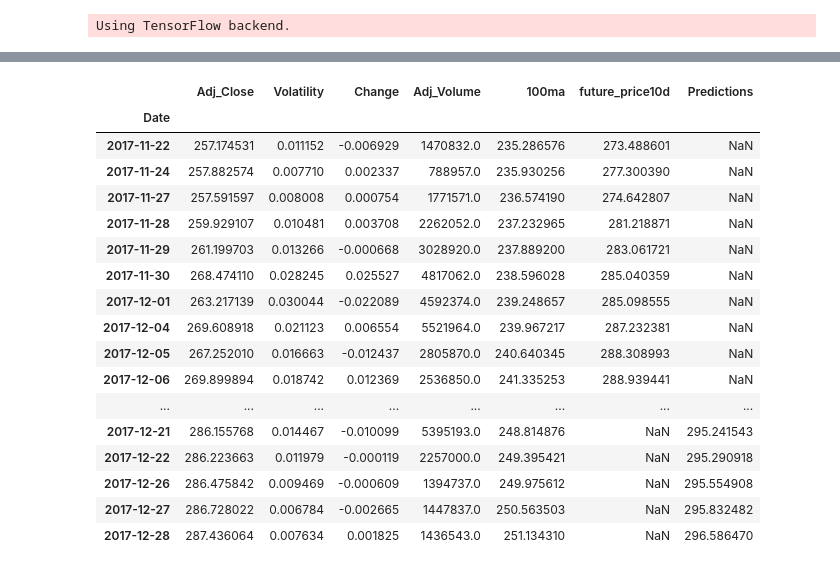
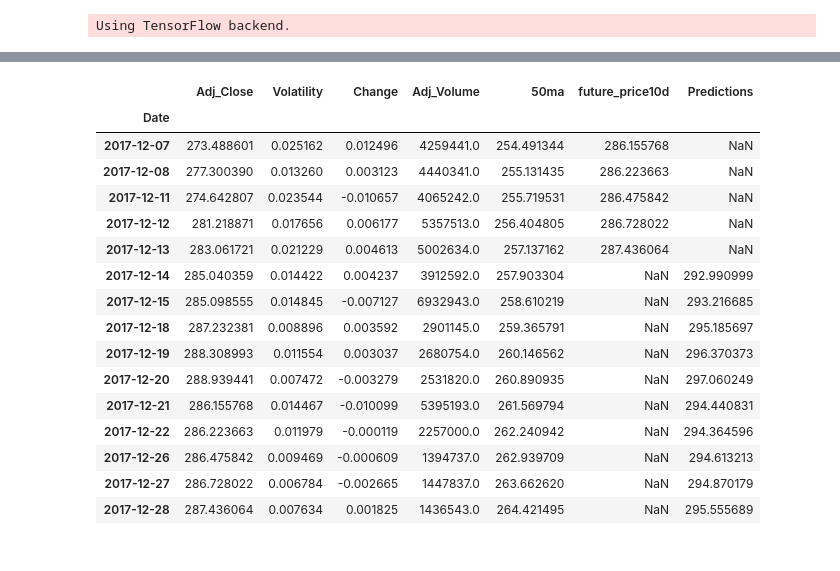
Before and after one commit to MartinMolestina/IH_finalproject, a Jupyter notebook: code/LinearRegression.ipynb, the cells around one changed output, grey strips where cells are left out. Saved outputs shown, nothing was run; the diff lists cells and outputs as text; code cells hidden in the pictures.

```diff
--- a/code/LinearRegression.ipynb
+++ b/code/LinearRegression.ipynb
@@ -55,7 +55,7 @@ def feature_eng_quandl(df, n=10):
     df['Volatility'] = (df['Adj_High'] - df['Adj_Low']) / df['Adj_Low']
     df['Change'] = (df['Adj_Close'] - df['Adj_Open']) / df['Adj_Open']
     df = df[['Adj_Close', 'Volatility', 'Change', 'Adj_Volume']]
-    df['100ma'] = df['Adj_Close'].rolling(window=100, min_periods=0).mean()
+    df['50ma'] = df['Adj_Close'].rolling(window=50, min_periods=0).mean()
     df.fillna('-999999', inplace=True) # N/A value treated as outlier
     #Defines forecast to predict
     forecast_column = 'Adj_Close'
@@ -71,7 +71,7 @@ def feature_eng_yahoo(df, n=10):
     df['Change'] = (df['close'] - df['open']) / df['open']
     df = df[['close', 'Volatility', 'Change', 'volume']]
     df.columns = ['Adj_Close', 'Volatility', 'Change', 'Adj_Volume']
-    df['100ma'] = df['Adj_Close'].rolling(window=100, min_periods=0).mean()
+    df['50ma'] = df['Adj_Close'].rolling(window=50, min_periods=0).mean()
     df.fillna('-999999', inplace=True) # N/A value treated as outlier
     #Defines forecast to predict
     forecast_column = 'Adj_Close'
@@ -136,10 +136,12 @@ def LR_predict(df, reg ,n=10):
 
 #PLOT STOCK PRICE VS TIME
 def plot_stock(df, col, size=10, title='Stock'):
+    fig = plt.figure(figsize=(size,size))
     ax1 = plt.subplot2grid((6,1), (0,0), rowspan=5, colspan=1)
     ax2 = plt.subplot2grid((6,1), (5,0), rowspan=1, colspan=1, sharex=ax1)
+    fig.suptitle(title)
     ax1.plot(df.index, df['Adj_Close'])
-    ax1.plot(df.index, df['100ma'])
+    ax1.plot(df.index, df['50ma'])
     ax2.bar(df.index, df['Adj_Volume'])
     plt.show()
     fig.savefig('images/{}.png'.format(title))
@@ -160,7 +162,7 @@ if __name__ == "__main__":
     #Request Quandl for the BOEING COMPANY historic data
     quandl_key = get_key('quandl_key')
     quandl.ApiConfig.api_key = quandl_key
-    boeing = quandl_get()
+    #boeing = quandl_get()
 
     #Plot data and feature correlation, clean data and featurure engineering
     plot_corr(boeing, 10, 'Raw Data Correlation Boeing')
@@ -174,8 +176,8 @@ if __name__ == "__main__":
     plot_predictions(boeing_predicted,['future_price10d', 'Predictions'] , 10, 'Boeing Stock Predictions')
 
     #Request YahooFinance library for GOOGLE's historic data
-    plot_corr(boeing, 10, 'Raw Data Correlation Apple')
-    apple = yahoo_get('AAPL', '2017-05-30', '2019-05-30')
+    apple = yahoo_get('AAPL', '2015-01-01', '2019-05-30')
+    plot_corr(apple, 10, 'Raw Data Correlation Apple')
     apple_clean = feature_eng_yahoo(apple)
     plot_stock(apple_clean, 'Adj_Close',10,'Apple Stock Price')
     plot_corr(apple_clean, 10,'Clean Data Correlation Apple')
@@ -239,23 +241,22 @@ See the caveats in the documentation: http://pandas.pydata.org/pandas-docs/stabl
 
 #LSTM_train(apple_clean)
 # %%
-boeing_clean.tail(25)
+boeing_clean.tail(15)
 # %% [output]
-|  | Adj_Close | Volatility | Change | Adj_Volume | 100ma | future_price10d | Predictions |
+|  | Adj_Close | Volatility | Change | Adj_Volume | 50ma | future_price10d | Predictions |
 | Date |  |  |  |  |  |  |  |
-| 2017-11-22 | 257.174531 | 0.011152 | -0.006929 | 1470832.0 | 235.286576 | 273.488601 | NaN |
-| 2017-11-24 | 257.882574 | 0.007710 | 0.002337 | 788957.0 | 235.930256 | 277.300390 | NaN |
-| 2017-11-27 | 257.591597 | 0.008008 | 0.000754 | 1771571.0 | 236.574190 | 274.642807 | NaN |
-| 2017-11-28 | 259.929107 | 0.010481 | 0.003708 | 2262052.0 | 237.232965 | 281.218871 | NaN |
-| 2017-11-29 | 261.199703 | 0.013266 | -0.000668 | 3028920.0 | 237.889200 | 283.061721 | NaN |
-| 2017-11-30 | 268.474110 | 0.028245 | 0.025527 | 4817062.0 | 238.596028 | 285.040359 | NaN |
-| 2017-12-01 | 263.217139 | 0.030044 | -0.022089 | 4592374.0 | 239.248657 | 285.098555 | NaN |
-| 2017-12-04 | 269.608918 | 0.021123 | 0.006554 | 5521964.0 | 239.967217 | 287.232381 | NaN |
-| 2017-12-05 | 267.252010 | 0.016663 | -0.012437 | 2805870.0 | 240.640345 | 288.308993 | NaN |
-| 2017-12-06 | 269.899894 | 0.018742 | 0.012369 | 2536850.0 | 241.335253 | 288.939441 | NaN |
-| ... | ... | ... | ... | ... | ... | ... | ... |
-| 2017-12-21 | 286.155768 | 0.014467 | -0.010099 | 5395193.0 | 248.814876 | NaN | 295.241543 |
-| 2017-12-22 | 286.223663 | 0.011979 | -0.000119 | 2257000.0 | 249.395421 | NaN | 295.290918 |
-| 2017-12-26 | 286.475842 | 0.009469 | -0.000609 | 1394737.0 | 249.975612 | NaN | 295.554908 |
-| 2017-12-27 | 286.728022 | 0.006784 | -0.002665 | 1447837.0 | 250.563503 | NaN | 295.832482 |
-| 2017-12-28 | 287.436064 | 0.007634 | 0.001825 | 1436543.0 | 251.134310 | NaN | 296.586470 |
+| 2017-12-07 | 273.488601 | 0.025162 | 0.012496 | 4259441.0 | 254.491344 | 286.155768 | NaN |
+| 2017-12-08 | 277.300390 | 0.013260 | 0.003123 | 4440341.0 | 255.131435 | 286.223663 | NaN |
+| 2017-12-11 | 274.642807 | 0.023544 | -0.010657 | 4065242.0 | 255.719531 | 286.475842 | NaN |
+| 2017-12-12 | 281.218871 | 0.017656 | 0.006177 | 5357513.0 | 256.404805 | 286.728022 | NaN |
+| 2017-12-13 | 283.061721 | 0.021229 | 0.004613 | 5002634.0 | 257.137162 | 287.436064 | NaN |
+| 2017-12-14 | 285.040359 | 0.014422 | 0.004237 | 3912592.0 | 257.903304 | NaN | 292.990999 |
+| 2017-12-15 | 285.098555 | 0.014845 | -0.007127 | 6932943.0 | 258.610219 | NaN | 293.216685 |
+| 2017-12-18 | 287.232381 | 0.008896 | 0.003592 | 2901145.0 | 259.365791 | NaN | 295.185697 |
+| 2017-12-19 | 288.308993 | 0.011554 | 0.003037 | 2680754.0 | 260.146562 | NaN | 296.370373 |
+| 2017-12-20 | 288.939441 | 0.007472 | -0.003279 | 2531820.0 | 260.890935 | NaN | 297.060249 |
+| 2017-12-21 | 286.155768 | 0.014467 | -0.010099 | 5395193.0 | 261.569794 | NaN | 294.440831 |
+| 2017-12-22 | 286.223663 | 0.011979 | -0.000119 | 2257000.0 | 262.240942 | NaN | 294.364596 |
+| 2017-12-26 | 286.475842 | 0.009469 | -0.000609 | 1394737.0 | 262.939709 | NaN | 294.613213 |
+| 2017-12-27 | 286.728022 | 0.006784 | -0.002665 | 1447837.0 | 263.662620 | NaN | 294.870179 |
+| 2017-12-28 | 287.436064 | 0.007634 | 0.001825 | 1436543.0 | 264.421495 | NaN | 295.555689 |
```
Also changed, not shown: parts of 4 cells of this notebook, 5 other files.
